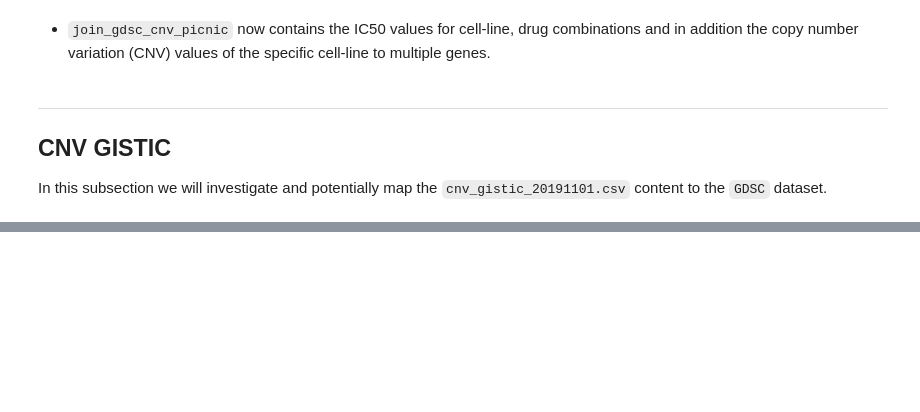
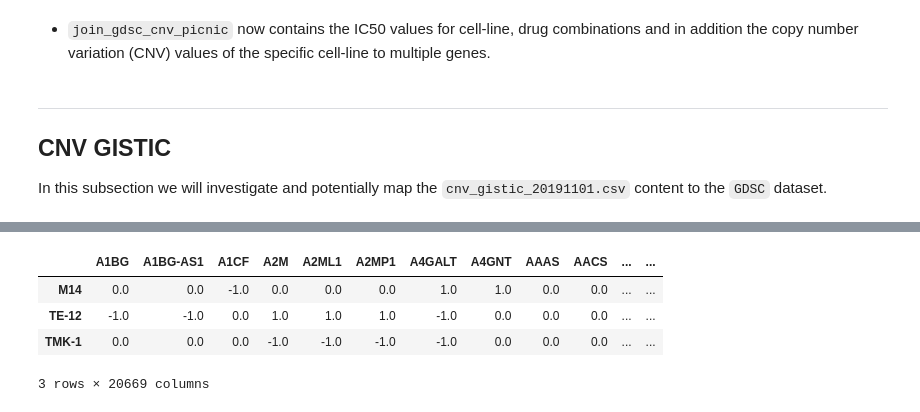
Before and after one commit to PeeteKeesel/gnn-for-drug-response-prediction, a Jupyter notebook: 03_GDSC_map_CNV.ipynb, the cells around one changed output, grey strips where cells are left out. Drawn from its saved outputs; the diff is of its cells as text; code cells hidden in the pictures; blank space fills up the shorter version.

```diff
--- a/03_GDSC_map_CNV.ipynb
+++ b/03_GDSC_map_CNV.ipynb
@@ -294,0 +398,8 @@ In this subsection we will investigate and potentially map the `cnv_gistic_20191
+# %%
+cnv_gistic_data_v3.head(3)
+# %% [output]
+|  | A1BG | A1BG-AS1 | A1CF | A2M | A2ML1 | A2MP1 | A4GALT | A4GNT | AAAS | AACS | ... | ... |
+| M14 | 0.0 | 0.0 | -1.0 | 0.0 | 0.0 | 0.0 | 1.0 | 1.0 | 0.0 | 0.0 | ... | ... |
+| TE-12 | -1.0 | -1.0 | 0.0 | 1.0 | 1.0 | 1.0 | -1.0 | 0.0 | 0.0 | 0.0 | ... | ... |
+| TMK-1 | 0.0 | 0.0 | 0.0 | -1.0 | -1.0 | -1.0 | -1.0 | 0.0 | 0.0 | 0.0 | ... | ... |
+3 rows × 20669 columns
```
Also changed, not shown: parts of 21 cells of this notebook.
